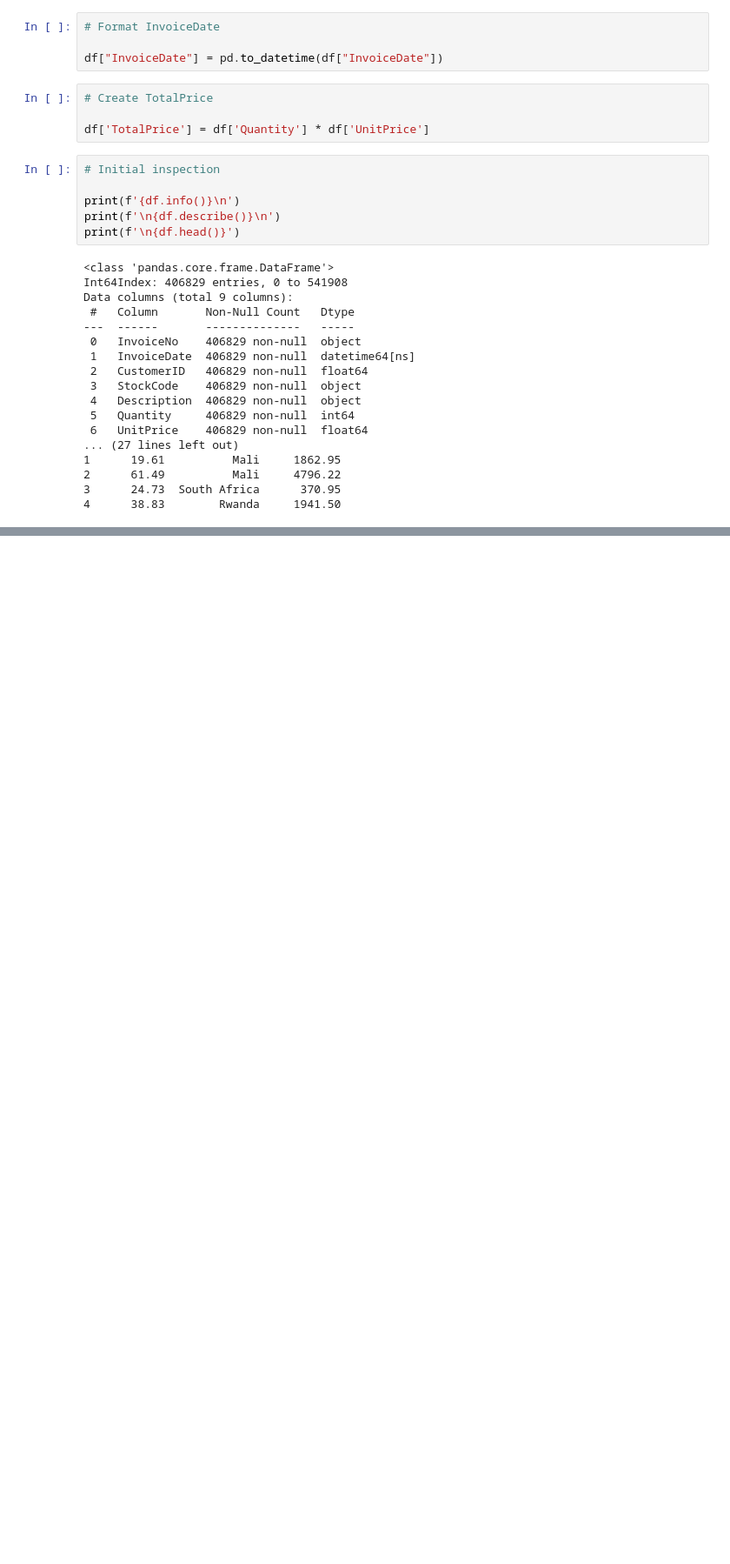
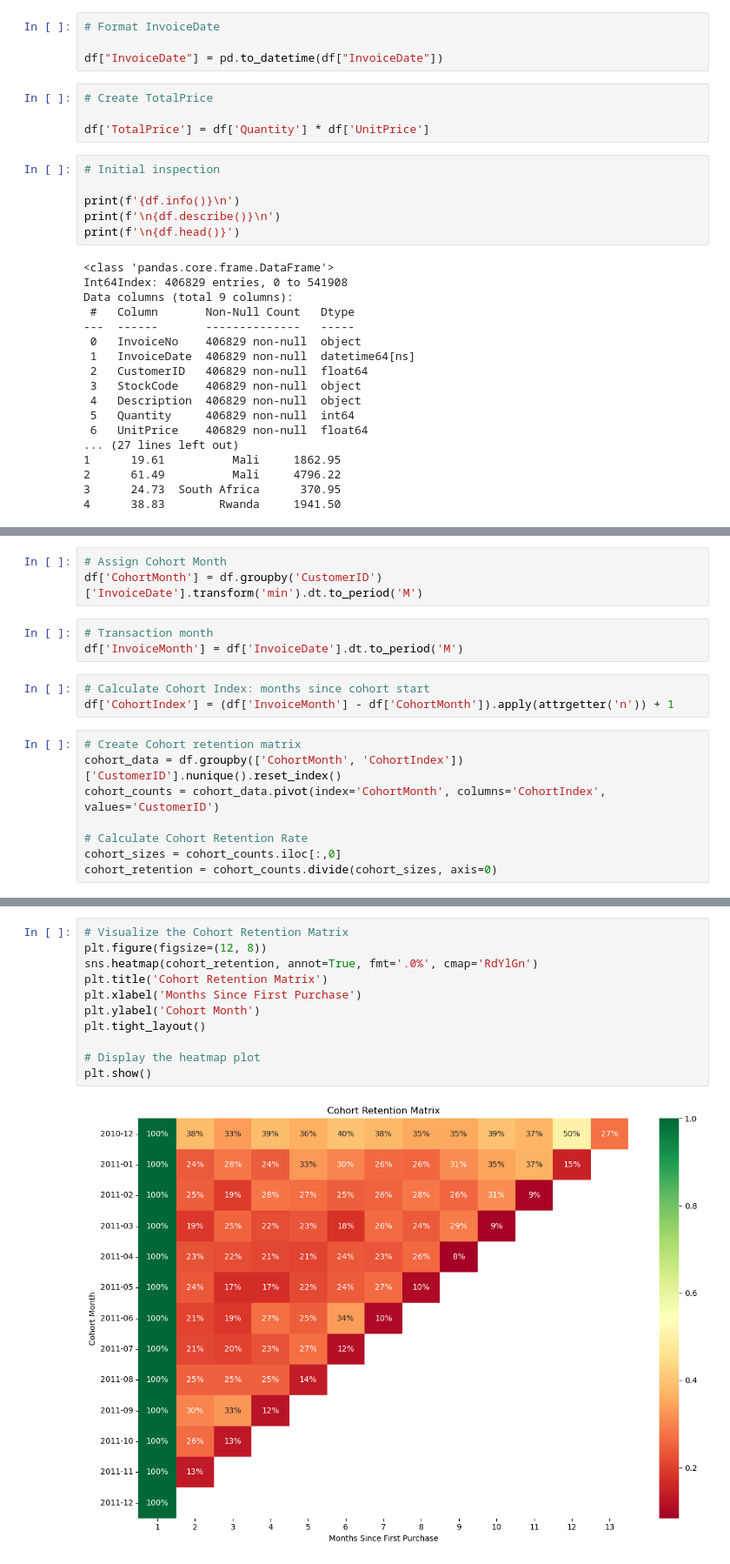
Before and after one commit to Emerald-GitHub/Eshop-pro-cohort-analysis, a Jupyter notebook: notebook/Eshop-pro-cohort-analysis.ipynb, the cells around one changed output, grey strips where cells are left out. Shown at 87% size. Saved outputs shown, nothing was run; the diff lists cells and outputs as text; blank space fills up the shorter version.

```diff
--- a/notebook/Eshop-pro-cohort-analysis.ipynb
+++ b/notebook/Eshop-pro-cohort-analysis.ipynb
@@ -128,0 +221,17 @@ Data columns (total 9 columns):
+# %%
+# Assign Cohort Month
+df['CohortMonth'] = df.groupby('CustomerID')['InvoiceDate'].transform('min').dt.to_period('M')
+# %%
+# Transaction month
+df['InvoiceMonth'] = df['InvoiceDate'].dt.to_period('M')
+# %%
+# Calculate Cohort Index: months since cohort start
+df['CohortIndex'] = (df['InvoiceMonth'] - df['CohortMonth']).apply(attrgetter('n')) + 1
+# %%
+# Create Cohort retention matrix
+cohort_data = df.groupby(['CohortMonth', 'CohortIndex'])['CustomerID'].nunique().reset_index()
+cohort_counts = cohort_data.pivot(index='CohortMonth', columns='CohortIndex', values='CustomerID')
+
+# Calculate Cohort Retention Rate
+cohort_sizes = cohort_counts.iloc[:,0]
+cohort_retention = cohort_counts.divide(cohort_sizes, axis=0)
@@ -128,0 +265,13 @@ Data columns (total 9 columns):
+# %%
+# Visualize the Cohort Retention Matrix
+plt.figure(figsize=(12, 8))
+sns.heatmap(cohort_retention, annot=True, fmt='.0%', cmap='RdYlGn')
+plt.title('Cohort Retention Matrix')
+plt.xlabel('Months Since First Purchase')
+plt.ylabel('Cohort Month')
+plt.tight_layout()
+
+# Display the heatmap plot
+plt.show()
+# %% [output]
+[figure, added]
```
Also changed, not shown: parts of 20 cells of this notebook, 2 other files.
